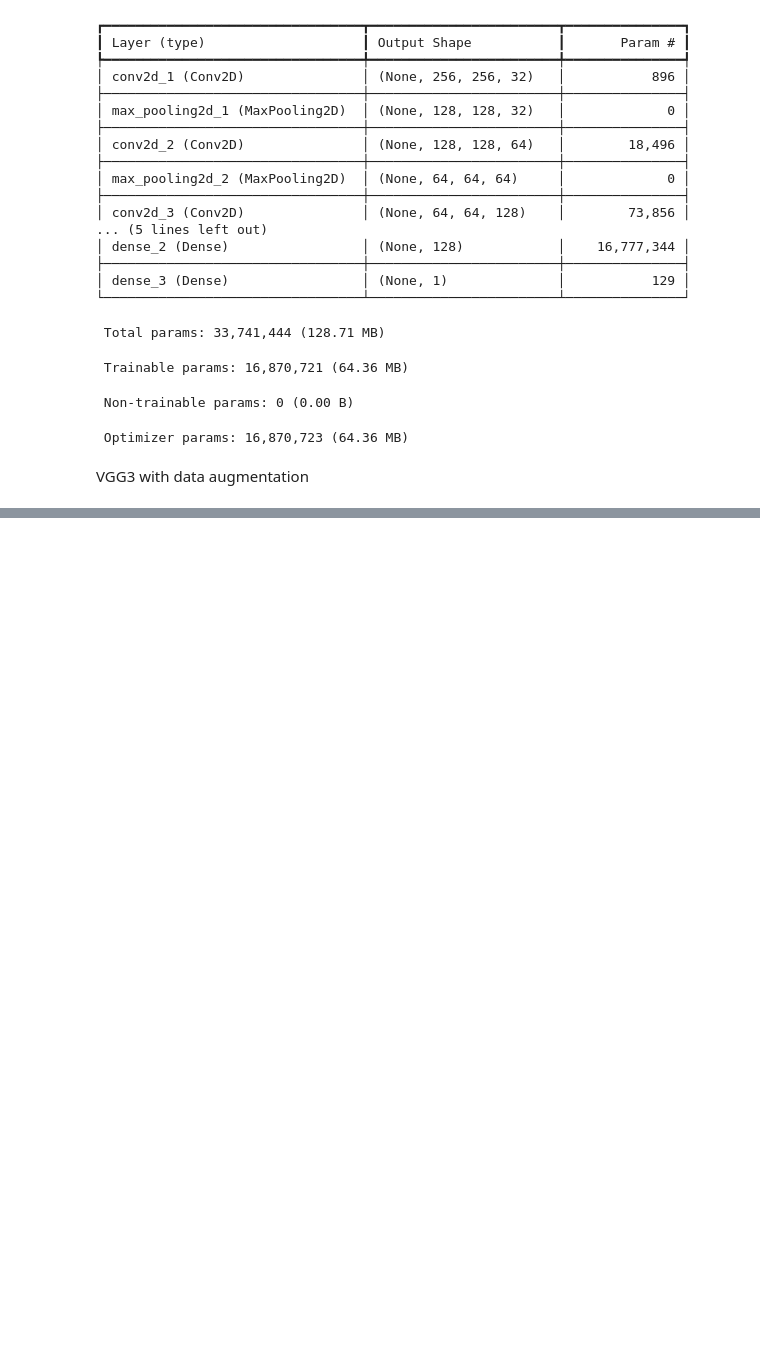
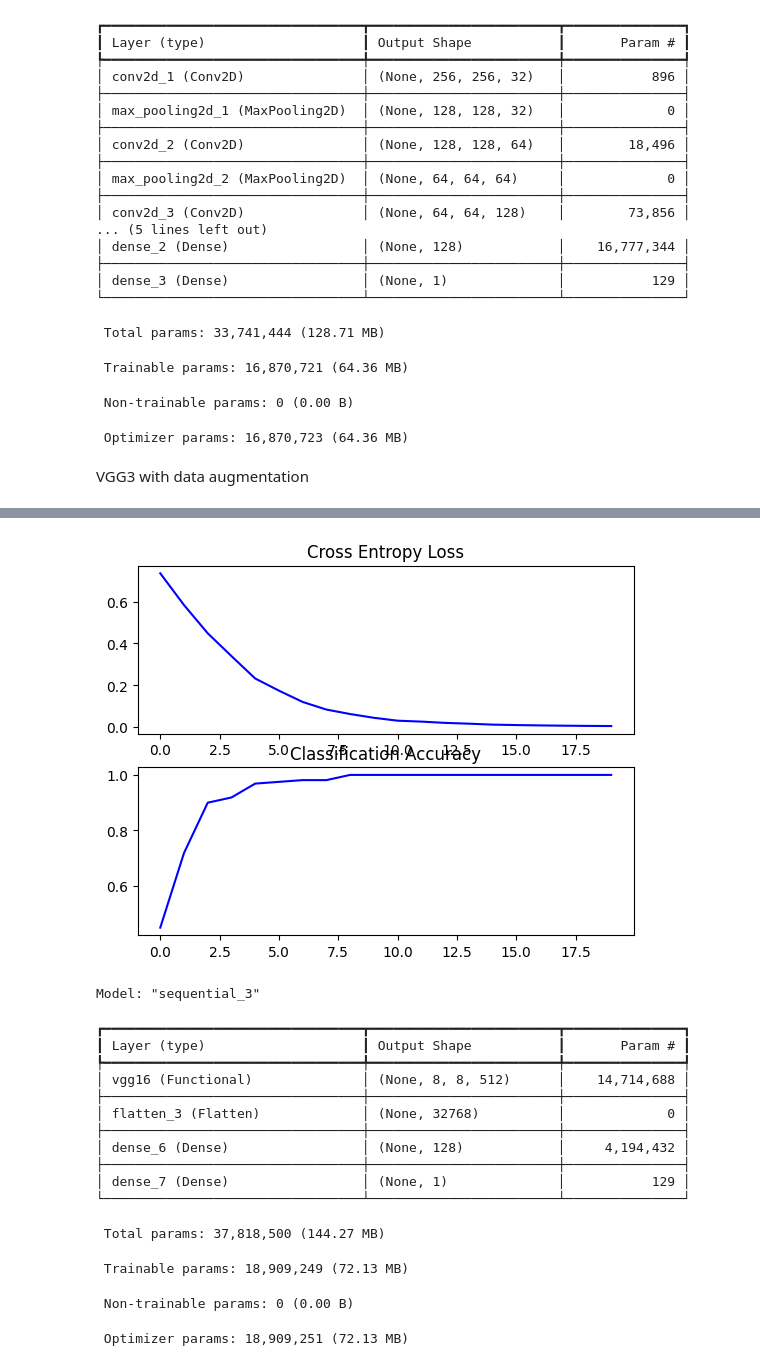
Before and after one commit to Karan-Gandhi/ES335-Assignment-4, a Jupyter notebook: task1.ipynb, the cells around one changed output, grey strips where cells are left out. Saved outputs shown, nothing was run; the diff lists cells and outputs as text; code cells hidden in the pictures; blank space fills up the shorter version.

Commit message:
finished transfer learning

```diff
--- a/task1.ipynb
+++ b/task1.ipynb
@@ -331,3 +332,32 @@ Model: "sequential_2"
  Trainable params: 16,870,721 (64.36 MB)
  Non-trainable params: 0 (0.00 B)
  Optimizer params: 16,870,723 (64.36 MB)
+# %%
+vgg16 = VGG16(weights='imagenet', include_top=False, input_shape=(256, 256, 3))
+
+for layer in vgg16.layers:
+    layer.trainable = True
+
+vgg16_all_layers_tuned = Sequential()
+vgg16_all_layers_tuned.add(vgg16)
+vgg16_all_layers_tuned.add(Flatten())
+vgg16_all_layers_tuned.add(Dense(128, activation='relu'))
+vgg16_all_layers_tuned.add(Dense(1, activation='sigmoid'))
+opt = SGD(learning_rate=1e-4, momentum=0.9)
+vgg16_all_layers_tuned.compile(optimizer=opt, loss='binary_crossentropy', metrics=['accuracy'])
+
+start_time = time.time()
+history = vgg16_all_layers_tuned.fit(
+    train_photos, train_labels,
+    epochs=20,
+    batch_size=16,
+    verbose=1
+)
+end_time = time.time()
+
+_, acc = vgg16_all_layers_tuned.evaluate(test_photos, test_labels, verbose=1)
+print('Test Accuracy: %.3f' % (acc * 100.0))
+print('Time taken:', end_time - start_time)
+summarize_diagnostics(history)
+vgg16_all_layers_tuned.summary()
+# %% [output]
@@ -333,0 +381,17 @@ Model: "sequential_2"
+[figure, added]
+Model: "sequential_3"
+┏━━━━━━━━━━━━━━━━━━━━━━━━━━━━━━━━━┳━━━━━━━━━━━━━━━━━━━━━━━━┳━━━━━━━━━━━━━━━┓
+┃ Layer (type)                    ┃ Output Shape           ┃       Param # ┃
+┡━━━━━━━━━━━━━━━━━━━━━━━━━━━━━━━━━╇━━━━━━━━━━━━━━━━━━━━━━━━╇━━━━━━━━━━━━━━━┩
+│ vgg16 (Functional)              │ (None, 8, 8, 512)      │    14,714,688 │
+├─────────────────────────────────┼────────────────────────┼───────────────┤
+│ flatten_3 (Flatten)             │ (None, 32768)          │             0 │
+├─────────────────────────────────┼────────────────────────┼───────────────┤
+│ dense_6 (Dense)                 │ (None, 128)            │     4,194,432 │
+├─────────────────────────────────┼────────────────────────┼───────────────┤
+│ dense_7 (Dense)                 │ (None, 1)              │           129 │
+└─────────────────────────────────┴────────────────────────┴───────────────┘
+ Total params: 37,818,500 (144.27 MB)
+ Trainable params: 18,909,249 (72.13 MB)
+ Non-trainable params: 0 (0.00 B)
+ Optimizer params: 18,909,251 (72.13 MB)
```
Also changed, not shown: parts of 6 cells of this notebook.
